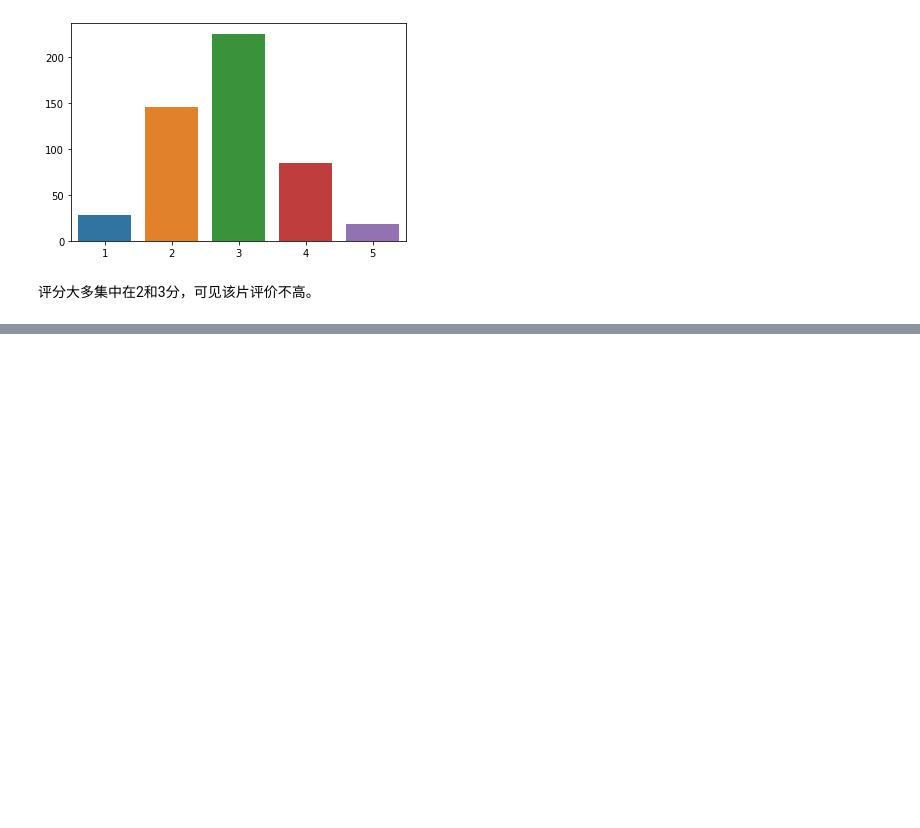
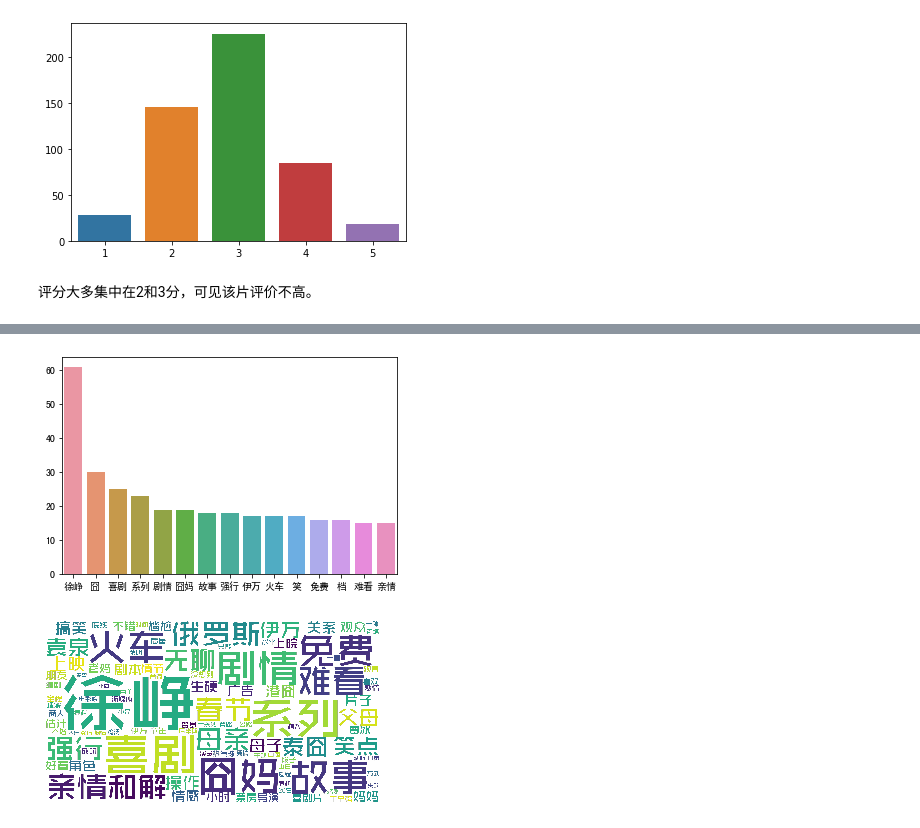
Before and after one commit to WainWong/jiongma_analyze, a Jupyter notebook: analyze.ipynb, the cells around one changed output, grey strips where cells are left out. Saved outputs shown, nothing was run; the diff lists cells and outputs as text; code cells hidden in the pictures; blank space fills up the shorter version.

```diff
--- a/analyze.ipynb
+++ b/analyze.ipynb
@@ -105,0 +136,5 @@ print(word_list)
+# %%
+create_fre_cloud(df[df['star']<3],stop_list,'词云(低分评论).png')
+# %% [output]
+[figure, added]
+[figure, added]
```
Also changed, not shown: parts of 14 cells of this notebook, 6 other files.
